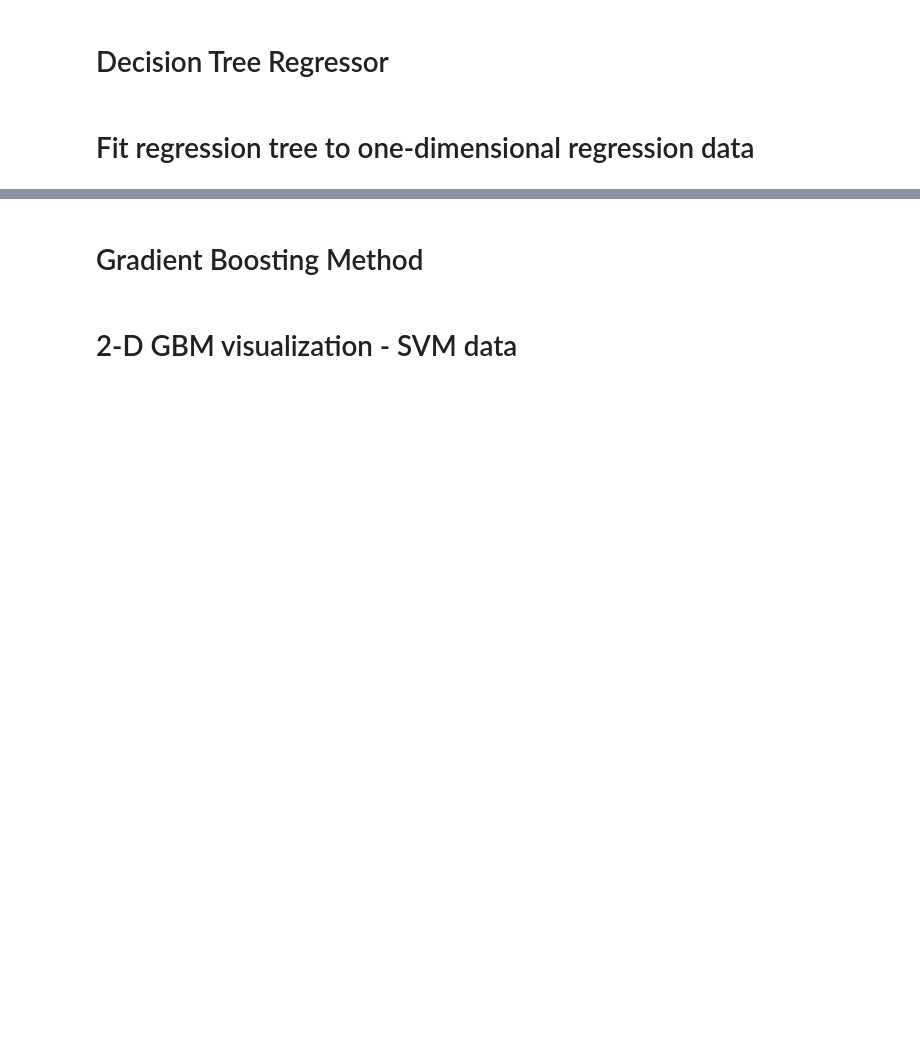
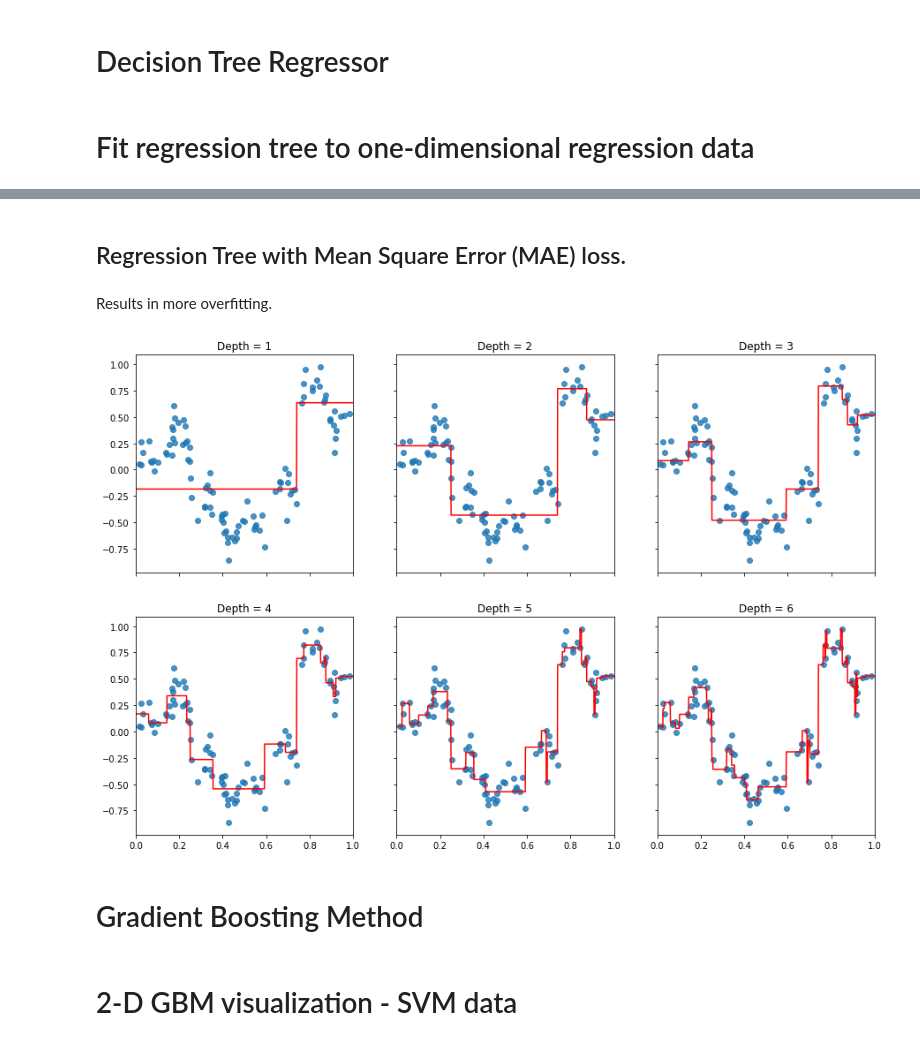
Before and after one commit to ZhuoruLin/DSGA1003_ML, a Jupyter notebook: hw6-ensemble/CART-GBM-skeleton-code.ipynb, the cells around one changed output, grey strips where cells are left out. Cells and saved outputs as stored; diff of their text form; code cells hidden in the pictures; blank space fills up the shorter version.

Commit message:
Part 5 Decision Tree Implementation

```diff
--- a/hw6-ensemble/CART-GBM-skeleton-code.ipynb
+++ b/hw6-ensemble/CART-GBM-skeleton-code.ipynb
@@ -87,7 +162,11 @@ def compute_entropy(label_array):
     :param label_array: a numpy array of labels shape = (n, 1)
     :return entropy: entropy value
     '''
-    # Your code goes here
+    n_classes = np.unique(label_array)
+    entropy = 0
+    for label in n_classes:
+        p = np.sum(label_array==label)/float(len(label_array))
+        entropy += -p*np.log(p)
     return entropy
 
 def compute_gini(label_array):
@@ -97,7 +176,11 @@ def compute_gini(label_array):
     :param label_array: a numpy array of labels shape = (n, 1)
     :return gini: gini index value
     '''
-    # Your code goes here
+    n_classes = np.unique(label_array)
+    gini = 0
+    for label in n_classes:
+        p = np.sum(label_array==label)/len(label_array)
+        gini += p*(1-p)
     return gini
 # %%
 def most_common_label(y):
@@ -280,3 +373,50 @@ NameError: name 'Regression_Tree' is not defined
+# %% [markdown]
+## Regression Tree with Mean Square Error (MAE) loss.
+# %% [markdown]
+Results in more overfitting.
+# %%
+data_krr_train = np.loadtxt('krr-train.txt')
+data_krr_test = np.loadtxt('krr-test.txt')
+x_krr_train, y_krr_train = data_krr_train[:,0].reshape(-1,1),data_krr_train[:,1].reshape(-1,1)
+x_krr_test, y_krr_test = data_krr_test[:,0].reshape(-1,1),data_krr_test[:,1].reshape(-1,1)
+
+# Training regression trees with different depth
+clf1 = Regression_Tree(max_depth=1,  min_sample=1, estimator='median')
+clf1.fit(x_krr_train, y_krr_train)
+
+clf2 = Regression_Tree(max_depth=2,  min_sample=1, estimator='median')
+clf2.fit(x_krr_train, y_krr_train)
+
+clf3 = Regression_Tree(max_depth=3,  min_sample=1, estimator='median')
+clf3.fit(x_krr_train, y_krr_train)
+
+clf4 = Regression_Tree(max_depth=4,  min_sample=1, estimator='median')
+clf4.fit(x_krr_train, y_krr_train)
+
+clf5 = Regression_Tree(max_depth=5,  min_sample=1, estimator='median')
+clf5.fit(x_krr_train, y_krr_train)
+
+clf6 = Regression_Tree(max_depth=6,  min_sample=1, estimator='median')
+clf6.fit(x_krr_train, y_krr_train)
+
+plot_size = 0.001
+x_range = np.arange(0., 1., plot_size).reshape(-1, 1)
+
+f2, axarr2 = plt.subplots(2, 3, sharex='col', sharey='row', figsize=(15, 10))
+
+for idx, clf, tt in zip(product([0, 1], [0, 1, 2]),
+                        [clf1, clf2, clf3, clf4, clf5, clf6],
+                        ['Depth = {}'.format(n) for n in range(1, 7)]):
+
+    y_range_predict = np.array([clf.predict_instance(x) for x in x_range]).reshape(-1, 1)
+
+    axarr2[idx[0], idx[1]].plot(x_range, y_range_predict, color='r')
+    axarr2[idx[0], idx[1]].scatter(x_krr_train, y_krr_train, alpha=0.8)
+    axarr2[idx[0], idx[1]].set_title(tt)
+    axarr2[idx[0], idx[1]].set_xlim(0, 1)
+plt.show()
+# %% [output]
+[figure, added]
 # %% [markdown]
 # Gradient Boosting Method
 # %%
```
Also changed, not shown: parts of 14 cells of this notebook, 2 other files.
